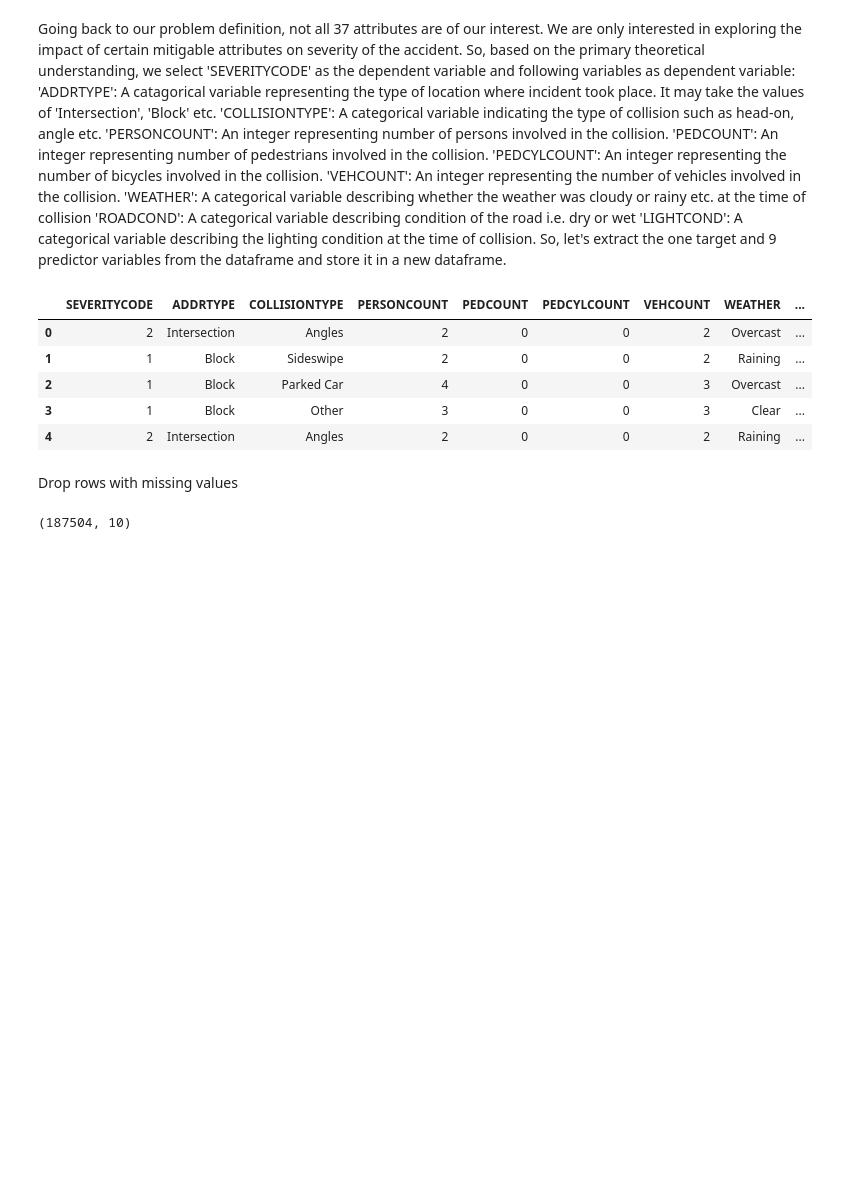
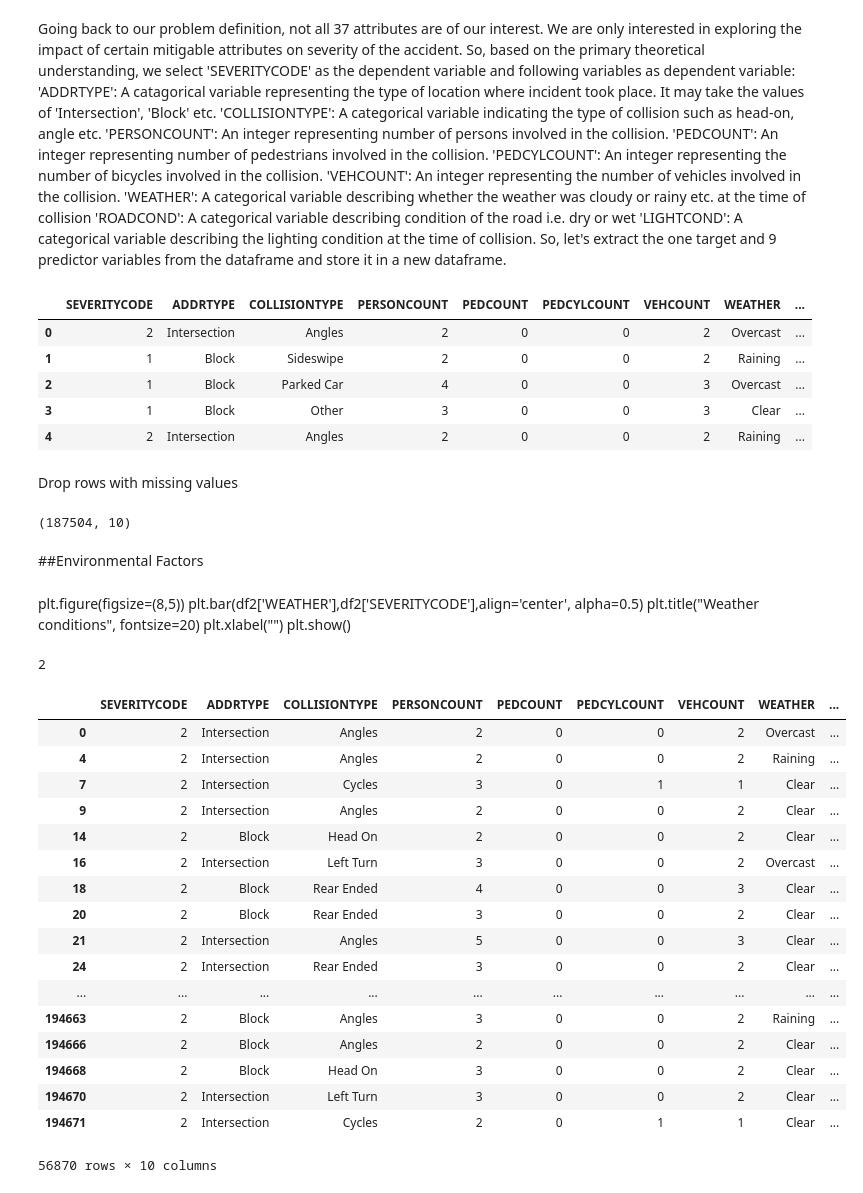
Before and after one commit to mattc1324/Capstone_project, a Jupyter notebook: git test.ipynb, the cells around one changed output. Drawn from its saved outputs; the diff is of its cells as text; code cells hidden in the pictures; blank space fills up the shorter version.

```diff
--- a/git test.ipynb
+++ b/git test.ipynb
@@ -90,3 +90,37 @@ df2 = df1.dropna(axis=0)
 df2.shape
 # %% [output]
 (187504, 10)
+# %% [markdown]
+##Environmental Factors
+# %% [markdown]
+plt.figure(figsize=(8,5))
+plt.bar(df2['WEATHER'],df2['SEVERITYCODE'],align='center', alpha=0.5)
+plt.title("Weather conditions", fontsize=20)
+plt.xlabel("")
+plt.show()
+# %%
+df2['SEVERITYCODE'].max()
+# %% [output]
+2
+# %%
+df3=df2.loc[df['SEVERITYCODE'] == 2]
+df3
+# %% [output]
+|  | SEVERITYCODE | ADDRTYPE | COLLISIONTYPE | PERSONCOUNT | PEDCOUNT | PEDCYLCOUNT | VEHCOUNT | WEATHER | ... |
+| 0 | 2 | Intersection | Angles | 2 | 0 | 0 | 2 | Overcast | ... |
+| 4 | 2 | Intersection | Angles | 2 | 0 | 0 | 2 | Raining | ... |
+| 7 | 2 | Intersection | Cycles | 3 | 0 | 1 | 1 | Clear | ... |
+| 9 | 2 | Intersection | Angles | 2 | 0 | 0 | 2 | Clear | ... |
+| 14 | 2 | Block | Head On | 2 | 0 | 0 | 2 | Clear | ... |
+| 16 | 2 | Intersection | Left Turn | 3 | 0 | 0 | 2 | Overcast | ... |
+| 18 | 2 | Block | Rear Ended | 4 | 0 | 0 | 3 | Clear | ... |
+| 20 | 2 | Block | Rear Ended | 3 | 0 | 0 | 2 | Clear | ... |
+| 21 | 2 | Intersection | Angles | 5 | 0 | 0 | 3 | Clear | ... |
+| 24 | 2 | Intersection | Rear Ended | 3 | 0 | 0 | 2 | Clear | ... |
+| ... | ... | ... | ... | ... | ... | ... | ... | ... | ... |
+| 194663 | 2 | Block | Angles | 3 | 0 | 0 | 2 | Raining | ... |
+| 194666 | 2 | Block | Angles | 2 | 0 | 0 | 2 | Clear | ... |
+| 194668 | 2 | Block | Head On | 3 | 0 | 0 | 2 | Clear | ... |
+| 194670 | 2 | Intersection | Left Turn | 3 | 0 | 0 | 2 | Clear | ... |
+| 194671 | 2 | Intersection | Cycles | 2 | 0 | 1 | 1 | Clear | ... |
+56870 rows × 10 columns
```
Also changed, not shown: parts of 5 cells of this notebook.
